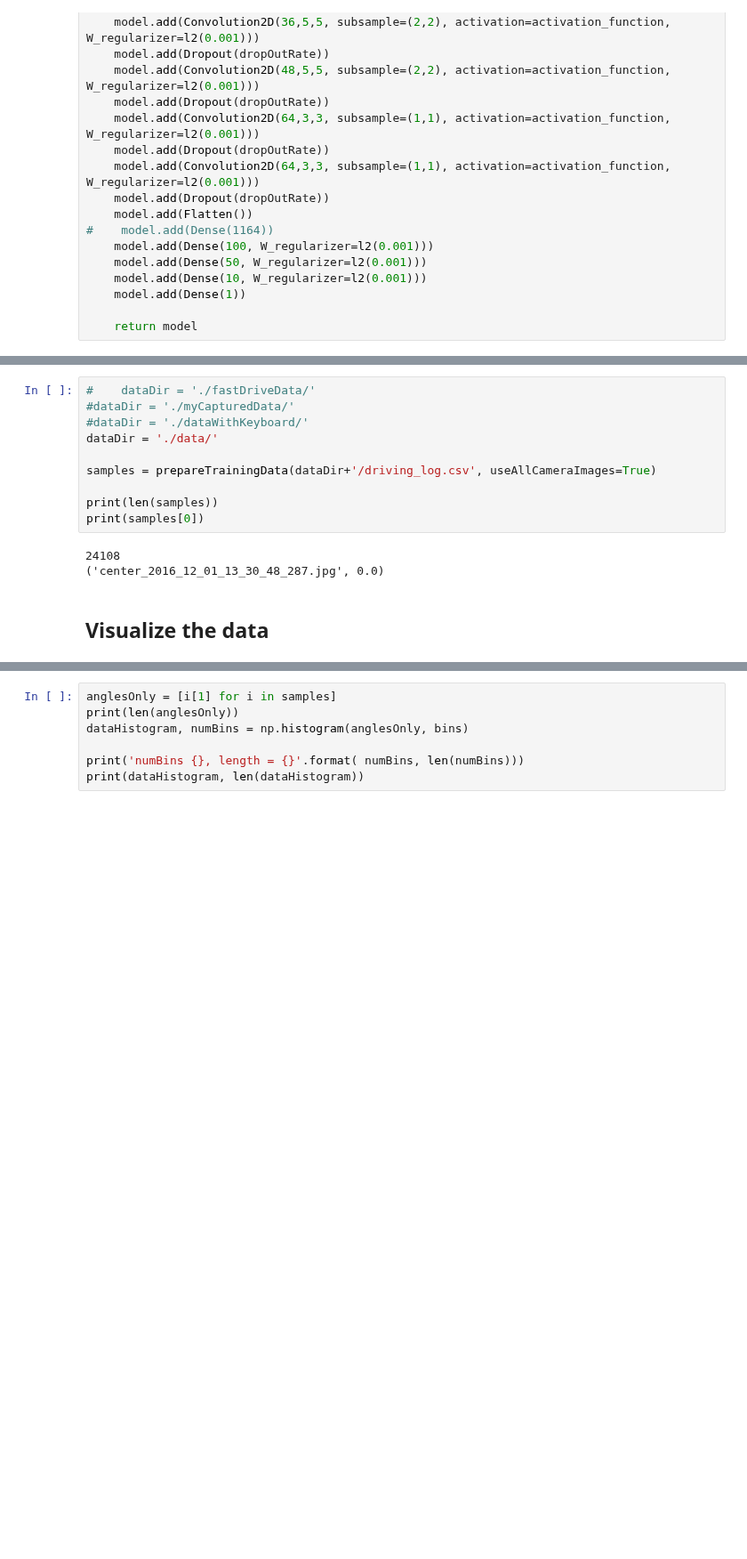
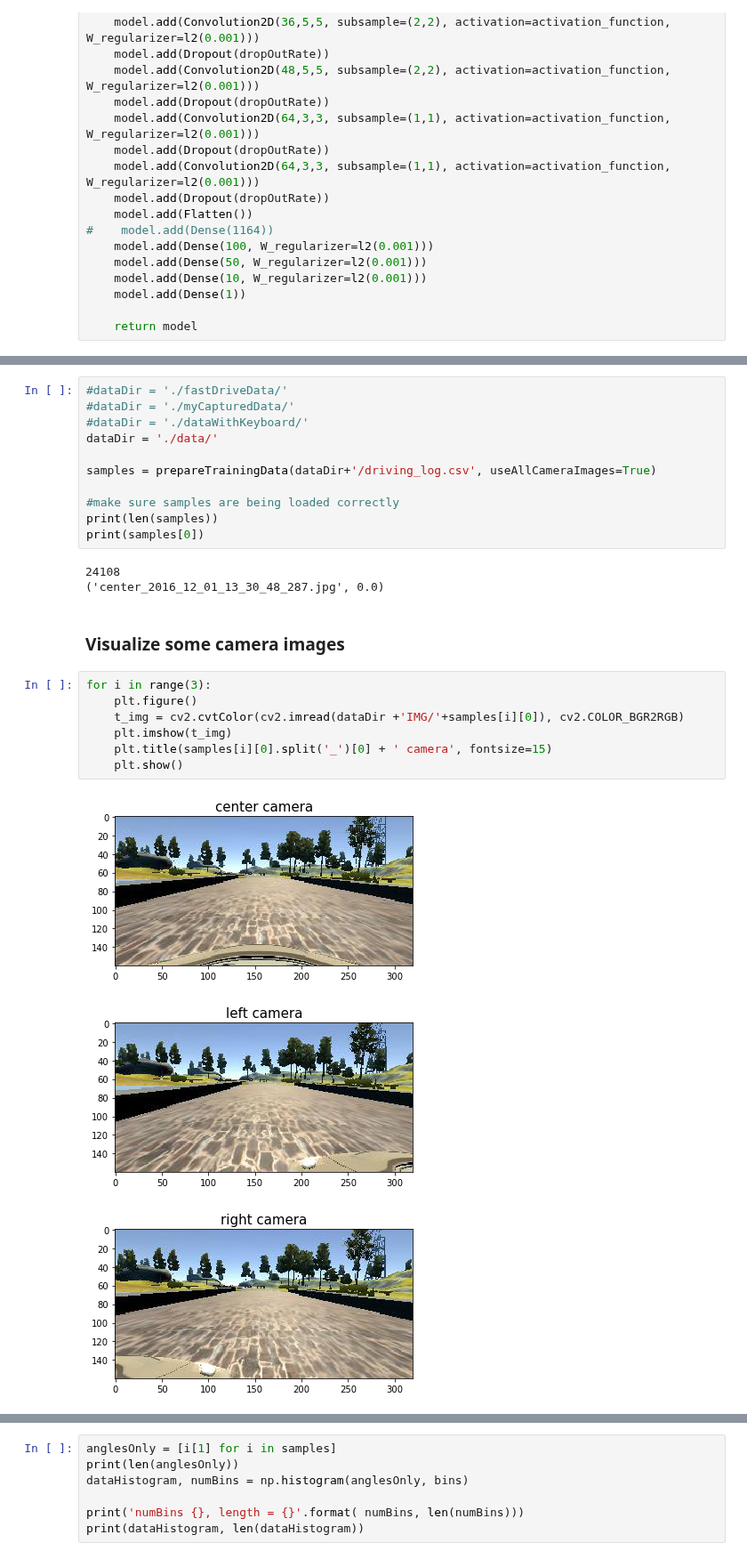
Before and after one commit to swarnimsoni/CarND-Behavioral-Cloning-P3, a Jupyter notebook: Solution.ipynb, the cells around one changed output, grey strips where cells are left out. Shown at 89% size. Cells and saved outputs as stored; diff of their text form; blank space fills up the shorter version.

```diff
--- a/Solution.ipynb
+++ b/Solution.ipynb
@@ -253,16 +262,28 @@ def smallerNVidiaModel(activation_function='elu', dropOutRate=0.0, inputImageSha
 ### Load the data
 # %%
-#    dataDir = './fastDriveData/'
+#dataDir = './fastDriveData/'
 #dataDir = './myCapturedData/'
 #dataDir = './dataWithKeyboard/'
 dataDir = './data/'
 
 samples = prepareTrainingData(dataDir+'/driving_log.csv', useAllCameraImages=True)
 
+#make sure samples are being loaded correctly
 print(len(samples))
 print(samples[0])
 # %% [output]
 24108
 ('center_2016_12_01_13_30_48_287.jpg', 0.0)
-# %% [markdown]
-## Visualize the data
+# %% [markdown]
+### Visualize some camera images
+# %%
+for i in range(3):
+    plt.figure()
+    t_img = cv2.cvtColor(cv2.imread(dataDir +'IMG/'+samples[i][0]), cv2.COLOR_BGR2RGB)
+    plt.imshow(t_img)
+    plt.title(samples[i][0].split('_')[0] + ' camera', fontsize=15)
+    plt.show()
+# %% [output]
+[figure, added]
+[figure, added]
+[figure, added]
```
Also changed, not shown: parts of 33 cells of this notebook, 31 other files.
